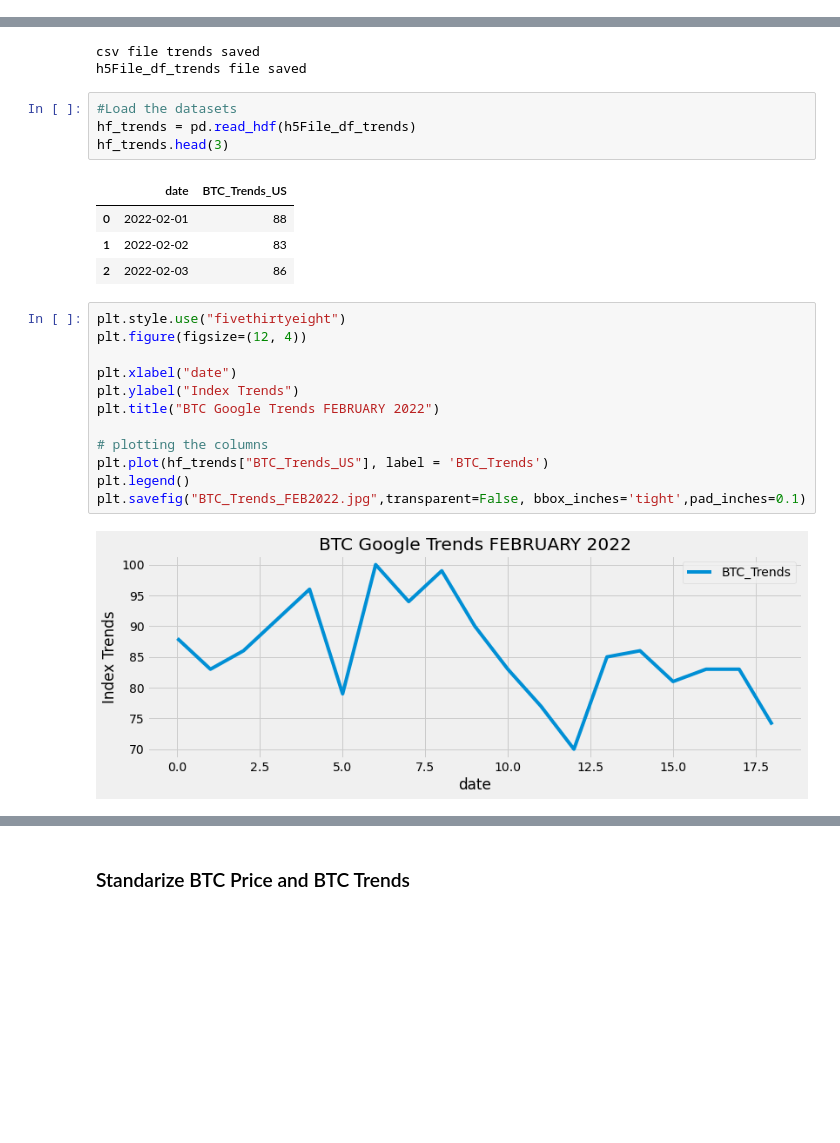
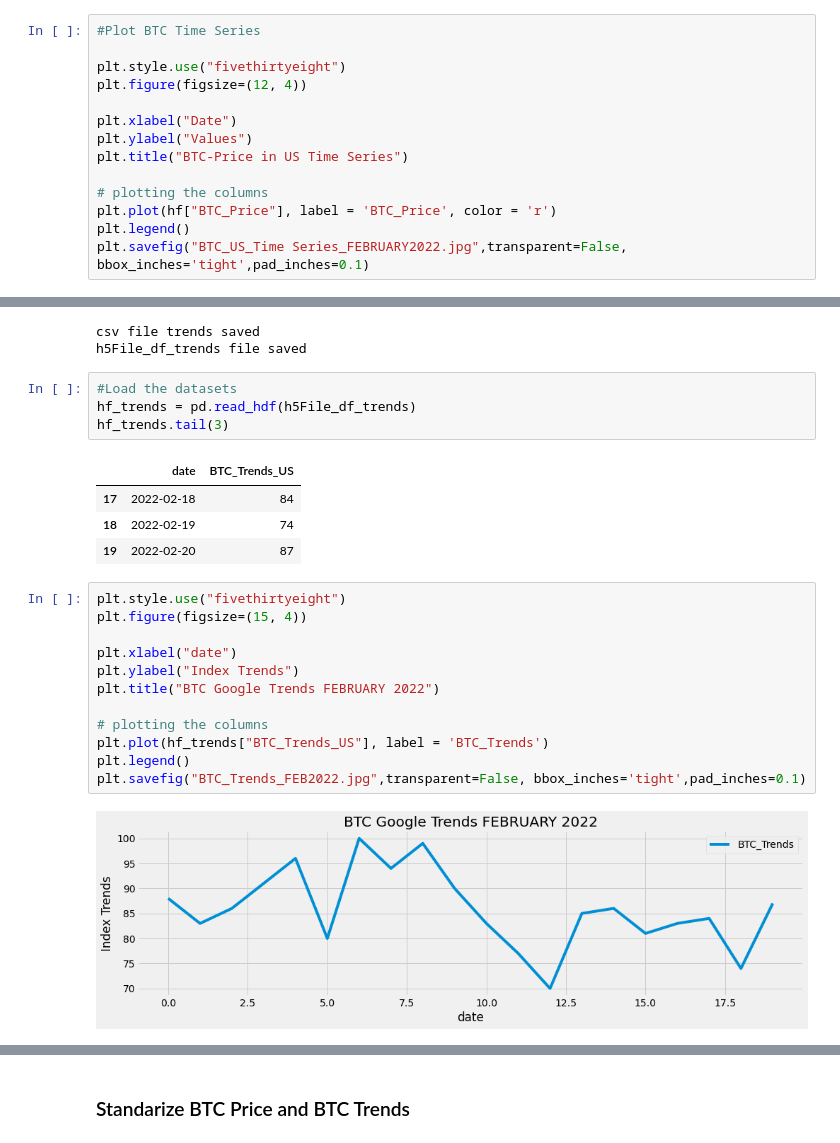
Before and after one commit to hennypurwadi/Web_Scraping, a Jupyter notebook: web_scraping_source.ipynb, the cells around one changed output, grey strips where cells are left out. Drawn from its saved outputs; the diff is of its cells as text; blank space fills up the shorter version.

```diff
--- a/web_scraping_source.ipynb
+++ b/web_scraping_source.ipynb
@@ -186,0 +205,14 @@ hf.head(3)
+# %%
+#Plot BTC Time Series
+
+plt.style.use("fivethirtyeight")
+plt.figure(figsize=(12, 4))
+
+plt.xlabel("Date")
+plt.ylabel("Values")
+plt.title("BTC-Price in US Time Series")
+
+# plotting the columns
+plt.plot(hf["BTC_Price"], label = 'BTC_Price', color = 'r')
+plt.legend()
+plt.savefig("BTC_US_Time Series_FEBRUARY2022.jpg",transparent=False, bbox_inches='tight',pad_inches=0.1)
@@ -316,26 +344,26 @@ h5File_df_trends file saved
 # %%
 #Load the datasets
 hf_trends = pd.read_hdf(h5File_df_trends)
-hf_trends.head(3)
+hf_trends.tail(3)
 # %% [output]
 |  | date | BTC_Trends_US |
-| 0 | 2022-02-01 | 88 |
-| 1 | 2022-02-02 | 83 |
-| 2 | 2022-02-03 | 86 |
+| 17 | 2022-02-18 | 84 |
+| 18 | 2022-02-19 | 74 |
+| 19 | 2022-02-20 | 87 |
 # %%
 plt.style.use("fivethirtyeight")
-plt.figure(figsize=(12, 4))
+plt.figure(figsize=(15, 4))
 
 plt.xlabel("date")
 plt.ylabel("Index Trends")
 plt.title("BTC Google Trends FEBRUARY 2022")
 
 # plotting the columns
 plt.plot(hf_trends["BTC_Trends_US"], label = 'BTC_Trends')
 plt.legend()
 plt.savefig("BTC_Trends_FEB2022.jpg",transparent=False, bbox_inches='tight',pad_inches=0.1)
 # %% [output]
-[figure, old version]
+[figure, new version]
 # %%
 sns.set(color_codes=True, palette='deep')
 ht = hf_trends.plot(figsize = (12,4),x="date", y=['BTC_Trends_US'], title = "BTC Google Trends FEBRUARY 2022", kind="line")
```
Also changed, not shown: parts of 21 cells of this notebook, 1 other file.
